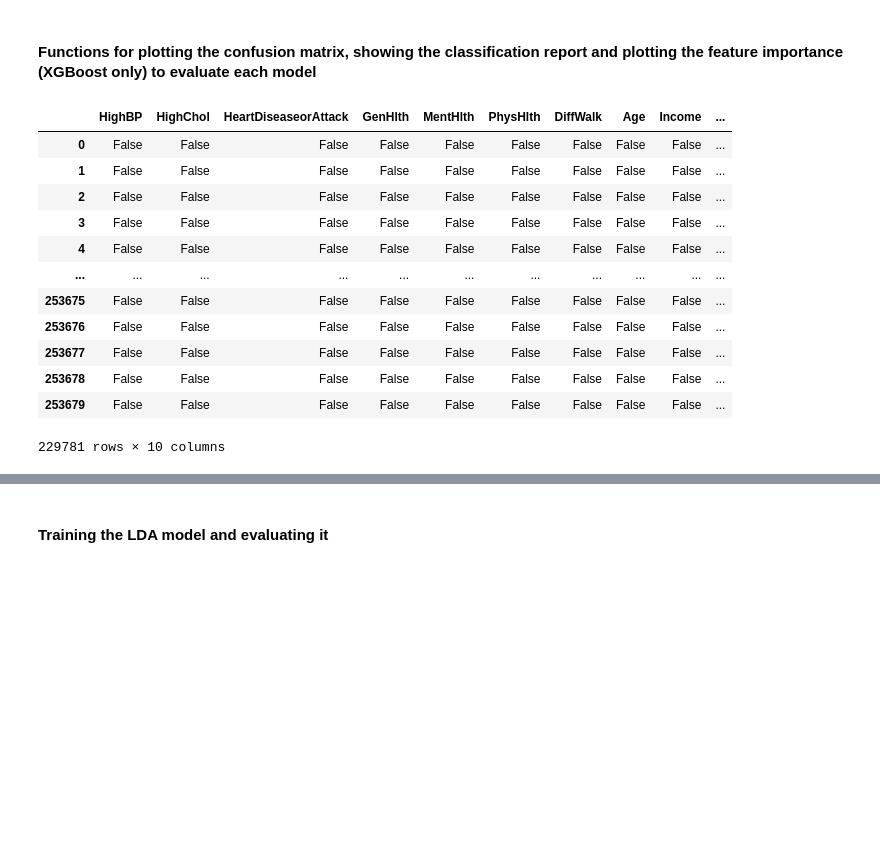
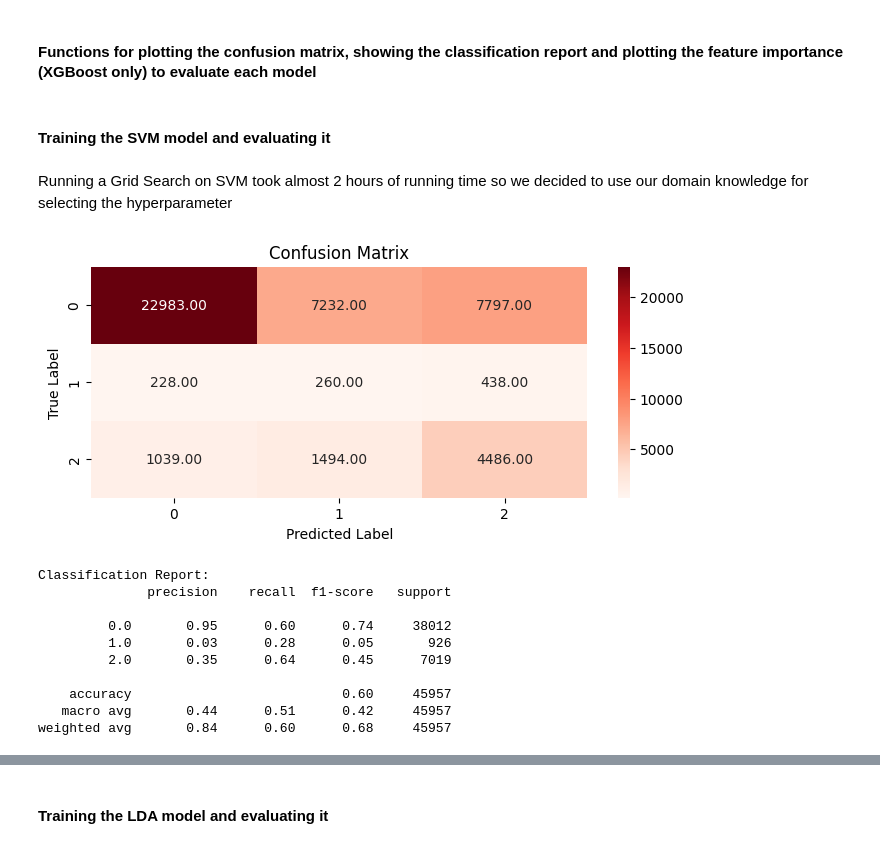
Before and after one commit to AhmeddEmad7/Diabetes_Prediction, a Jupyter notebook: Final_Notebook.ipynb, the cells around one changed output, grey strips where cells are left out. Cells and saved outputs as stored; diff of their text form; code cells hidden in the pictures; blank space fills up the shorter version.

```diff
--- a/Final_Notebook.ipynb
+++ b/Final_Notebook.ipynb
@@ -343,7 +349,5 @@ plt.show()
 # %% [markdown]
 Dropping `'Smoker', 'Sex', 'Fruits', 'Veggies', 'NoDocbcCost', 'PhysActivity', 'AnyHealthcare', 'Education', 'Stroke', 'CholCheck', 'HvyAlcoholConsump'` features that are of no strong importance
 # %%
-cols_to_drop = ['Diabetes_012', 'BMI', 'Smoker', 'Sex', 'Fruits', 'Veggies', 'NoDocbcCost', 'PhysActivity', 'AnyHealthcare', 'Education', 'Stroke', 'CholCheck', 'HvyAlcoholConsump']
+cols_to_drop = ['Diabetes_012', 'Smoker', 'Sex', 'Fruits', 'Veggies', 'NoDocbcCost', 'PhysActivity', 'AnyHealthcare', 'Education', 'Stroke', 'CholCheck', 'HvyAlcoholConsump']
+# cols_to_drop = ['Diabetes_012']
-# %%
-# Mapping BMI categories to numerical values
-df['BMI_category'] = pd.cut(df['BMI'], bins=[0, 18.5, 24.9, 29.9, 34.9, 39.9, np.inf], labels=[0, 1, 2, 3, 4, 5])
@@ -378,0 +379,10 @@ Name: count, dtype: int64
+# %%
+sampling_strategy1 = {0.0: 28078, 2.0: 28078}
+sampling_strategy2 = {1.0: 28078, 2.0: 28078}
+
+undersampler = RandomUnderSampler(sampling_strategy=sampling_strategy1)
+X_undersampled, y_undersampled = undersampler.fit_resample(X_train, y_train)
+
+
+oversampler = RandomOverSampler(sampling_strategy=sampling_strategy2)
+X_train, y_train = oversampler.fit_resample(X_undersampled, y_undersampled)
@@ -412,19 +432,29 @@ def plot_feature_importances(clf, X):
     plt.xlabel('Importance')
     plt.ylabel('Feature')
     plt.show()
-# %%
-X.isna()
-# %% [output]
-|  | HighBP | HighChol | HeartDiseaseorAttack | GenHlth | MentHlth | PhysHlth | DiffWalk | Age | Income | ... |
-| 0 | False | False | False | False | False | False | False | False | False | ... |
-| 1 | False | False | False | False | False | False | False | False | False | ... |
-| 2 | False | False | False | False | False | False | False | False | False | ... |
-| 3 | False | False | False | False | False | False | False | False | False | ... |
-| 4 | False | False | False | False | False | False | False | False | False | ... |
-| ... | ... | ... | ... | ... | ... | ... | ... | ... | ... | ... |
-| 253675 | False | False | False | False | False | False | False | False | False | ... |
-| 253676 | False | False | False | False | False | False | False | False | False | ... |
-| 253677 | False | False | False | False | False | False | False | False | False | ... |
-| 253678 | False | False | False | False | False | False | False | False | False | ... |
-| 253679 | False | False | False | False | False | False | False | False | False | ... |
-229781 rows × 10 columns
+# %% [markdown]
+#### Training the SVM model and evaluating it
+# %% [markdown]
+Running a Grid Search on SVM took almost 2 hours of running time so we decided to use our domain knowledge for selecting the hyperparameter
+# %%
+# Using RBF kernel
+
+svc_classifier = SVC(kernel='rbf')
+
+svc_classifier.fit(X_train, y_train)
+y_pred_best_svc = svc_classifier.predict(X_test)
+
+plot_confusion_matrix(y_test, y_pred_best_svc)
+show_classification_report(y_test, y_pred_best_svc)
+# %% [output]
+[figure, added]
+Classification Report:
+              precision    recall  f1-score   support
+
+         0.0       0.95      0.60      0.74     38012
+         1.0       0.03      0.28      0.05       926
+         2.0       0.35      0.64      0.45      7019
+
+    accuracy                           0.60     45957
+   macro avg       0.44      0.51      0.42     45957
+weighted avg       0.84      0.60      0.68     45957
```
Also changed, not shown: parts of 29 cells of this notebook, 1 other file.
